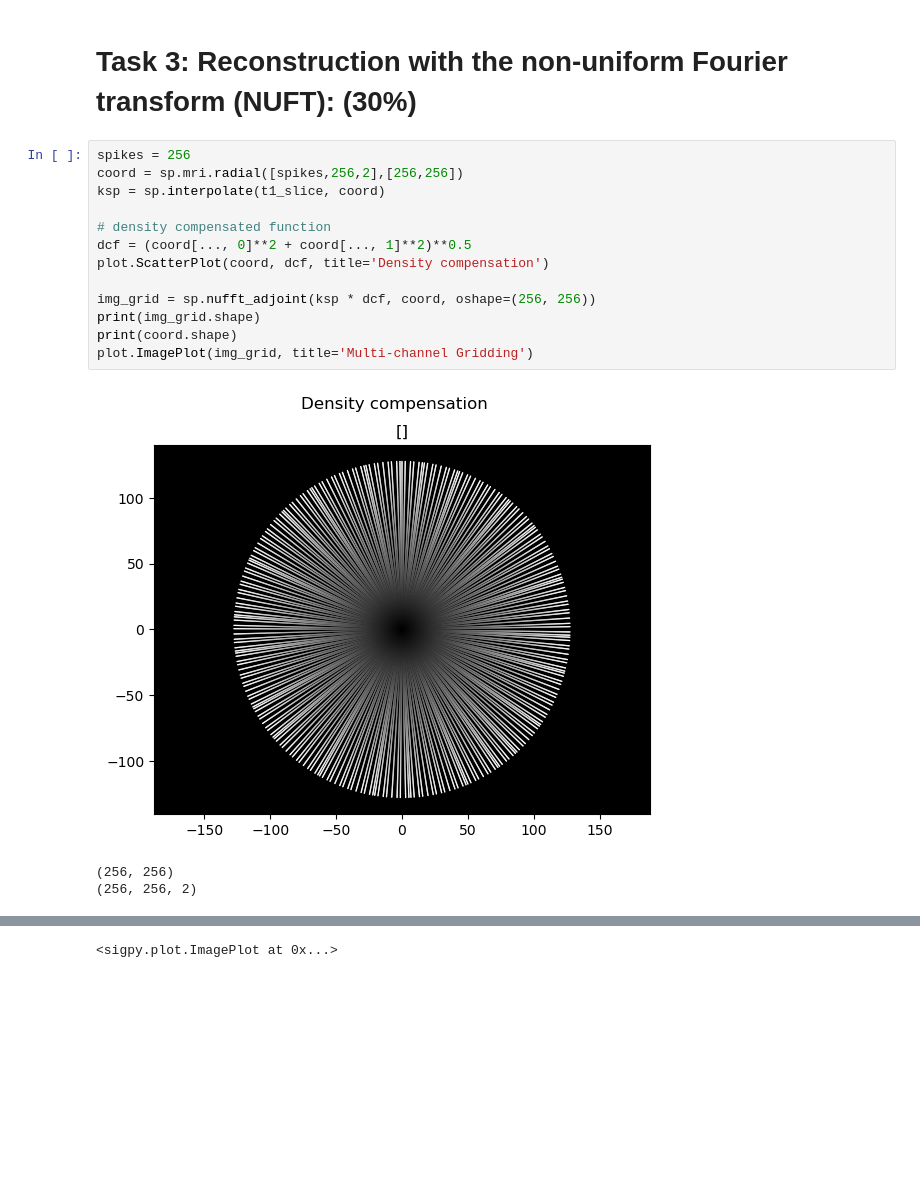
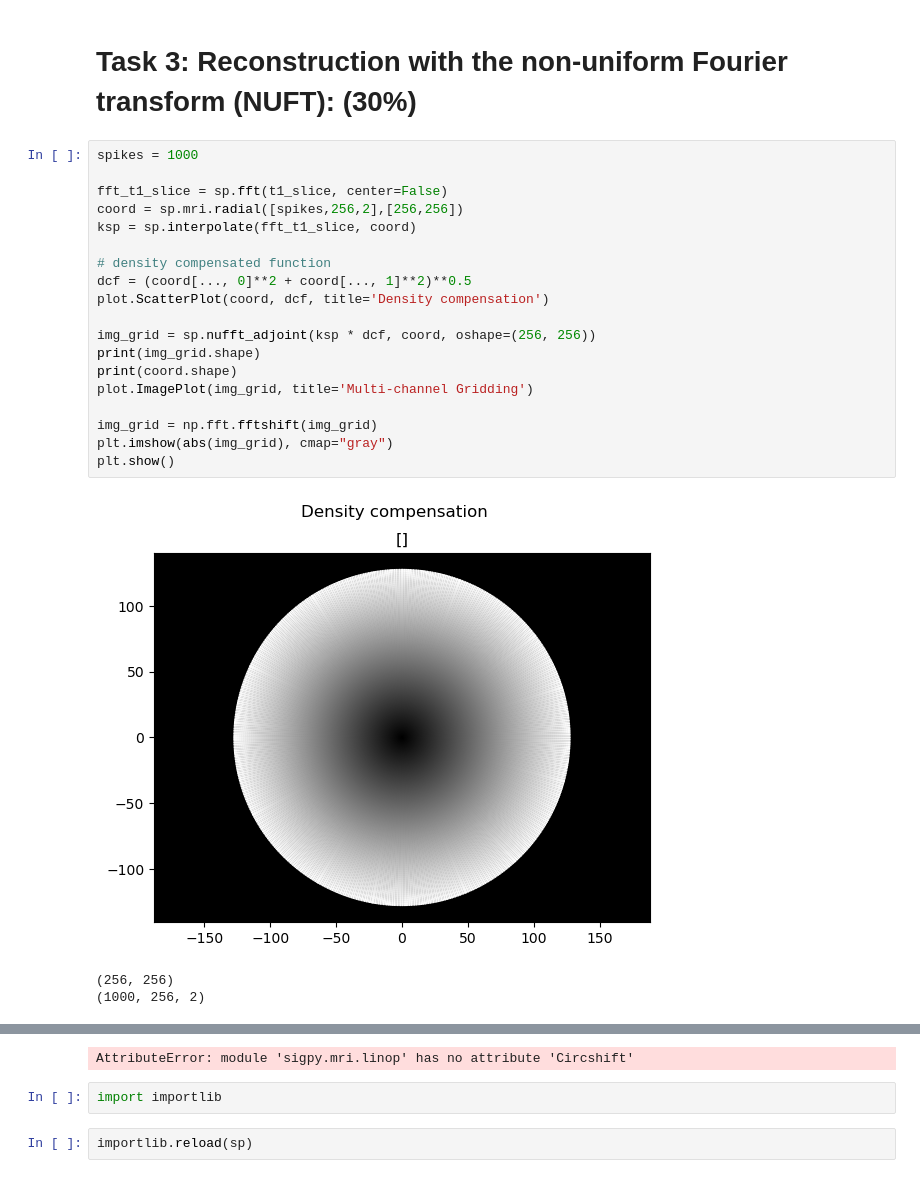
Before and after one commit to lassestahnke/HL2027_recon, a Jupyter notebook: HL2027_project_1.ipynb, the cells around one changed output, grey strips where cells are left out. Saved outputs shown, nothing was run; the diff lists cells and outputs as text; blank space fills up the shorter version.

```diff
--- a/HL2027_project_1.ipynb
+++ b/HL2027_project_1.ipynb
@@ -123,19 +143,25 @@ SSIM:  0.32125025800612095
 # %% [markdown]
 # Task 3: Reconstruction with the non-uniform Fourier transform (NUFT): (30%)
 # %%
-spikes = 256
+spikes = 1000
+
+fft_t1_slice = sp.fft(t1_slice, center=False)
 coord = sp.mri.radial([spikes,256,2],[256,256])
-ksp = sp.interpolate(t1_slice, coord)
+ksp = sp.interpolate(fft_t1_slice, coord)
 
 # density compensated function
 dcf = (coord[..., 0]**2 + coord[..., 1]**2)**0.5
 plot.ScatterPlot(coord, dcf, title='Density compensation')
 
 img_grid = sp.nufft_adjoint(ksp * dcf, coord, oshape=(256, 256))
 print(img_grid.shape)
 print(coord.shape)
 plot.ImagePlot(img_grid, title='Multi-channel Gridding')
+
+img_grid = np.fft.fftshift(img_grid)
+plt.imshow(abs(img_grid), cmap="gray")
+plt.show()
 # %% [output]
-[figure, old version]
+[figure, new version]
 (256, 256)
-(256, 256, 2)
+(1000, 256, 2)
@@ -143 +169,5 @@ plot.ImagePlot(img_grid, title='Multi-channel Gridding')
-<sigpy.plot.ImagePlot at 0x...>
+AttributeError: module 'sigpy.mri.linop' has no attribute 'Circshift'
+# %%
+import importlib
+# %%
+importlib.reload(sp)
```
Also changed, not shown: parts of 3 cells of this notebook.
